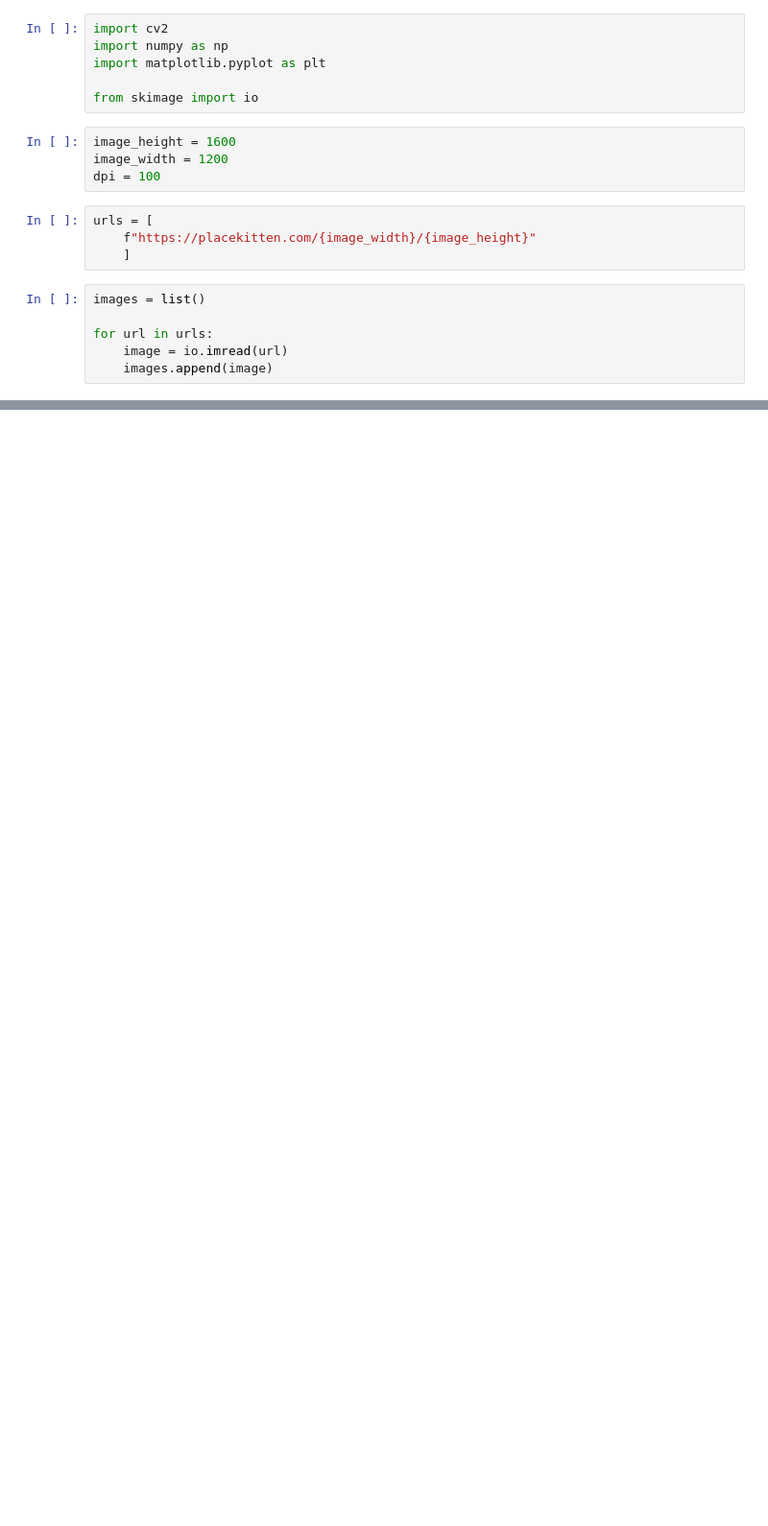
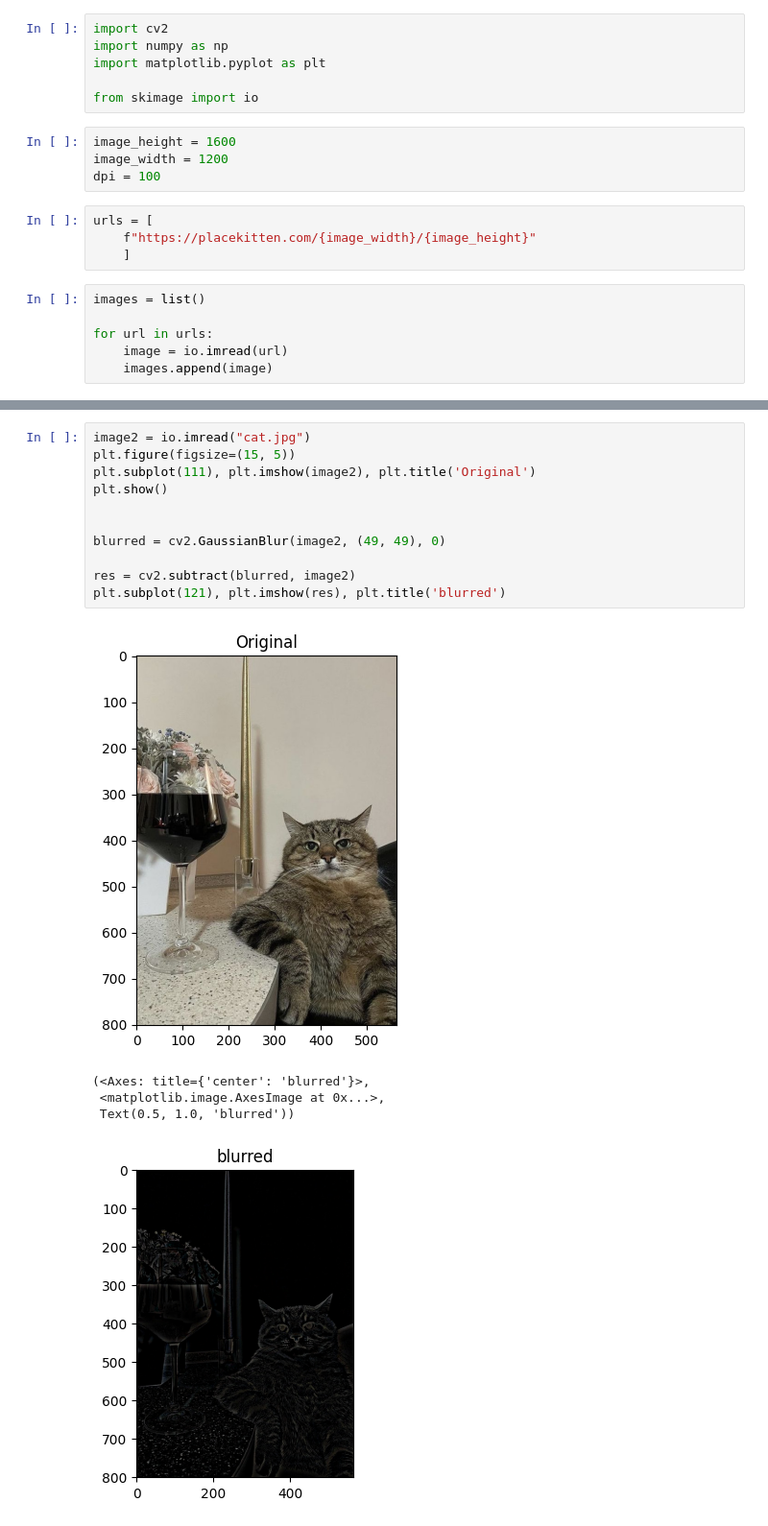
Before and after one commit to Yulch/ProcessingImage, a Jupyter notebook: PZ_2.ipynb, the cells around one changed output, grey strips where cells are left out. Shown at 96% size. Saved outputs shown, nothing was run; the diff lists cells and outputs as text; blank space fills up the shorter version.

```diff
--- a/PZ_2.ipynb
+++ b/PZ_2.ipynb
@@ -49,0 +90,17 @@ plt.show()
+# %%
+image2 = io.imread("cat.jpg")
+plt.figure(figsize=(15, 5))
+plt.subplot(111), plt.imshow(image2), plt.title('Original')
+plt.show()
+
+
+blurred = cv2.GaussianBlur(image2, (49, 49), 0)
+
+res = cv2.subtract(blurred, image2)
+plt.subplot(121), plt.imshow(res), plt.title('blurred')
+# %% [output]
+[figure, added]
+(<Axes: title={'center': 'blurred'}>,
+ <matplotlib.image.AxesImage at 0x...>,
+ Text(0.5, 1.0, 'blurred'))
+[figure, added]
```
Also changed, not shown: parts of 5 cells of this notebook.
